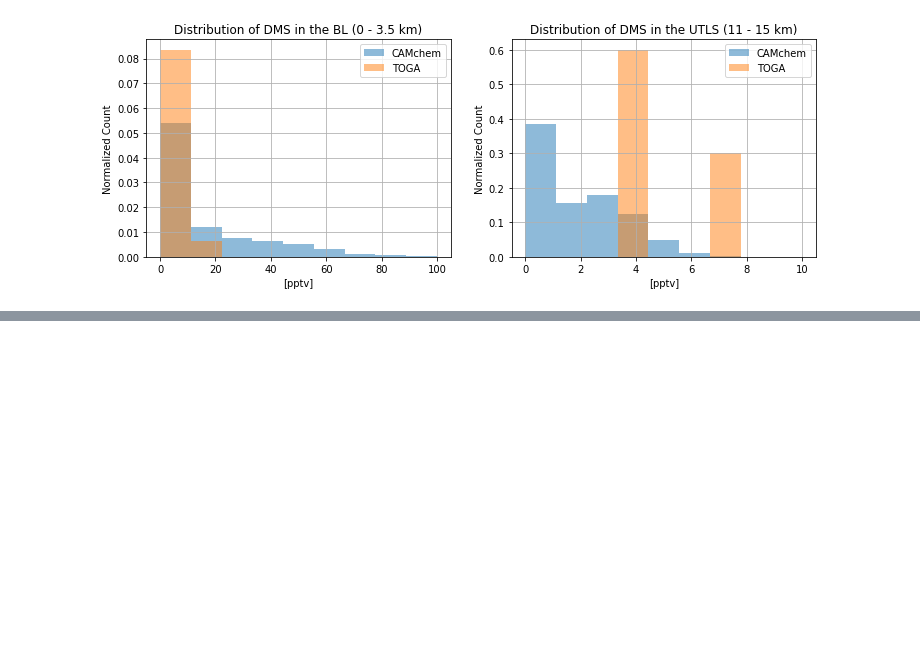
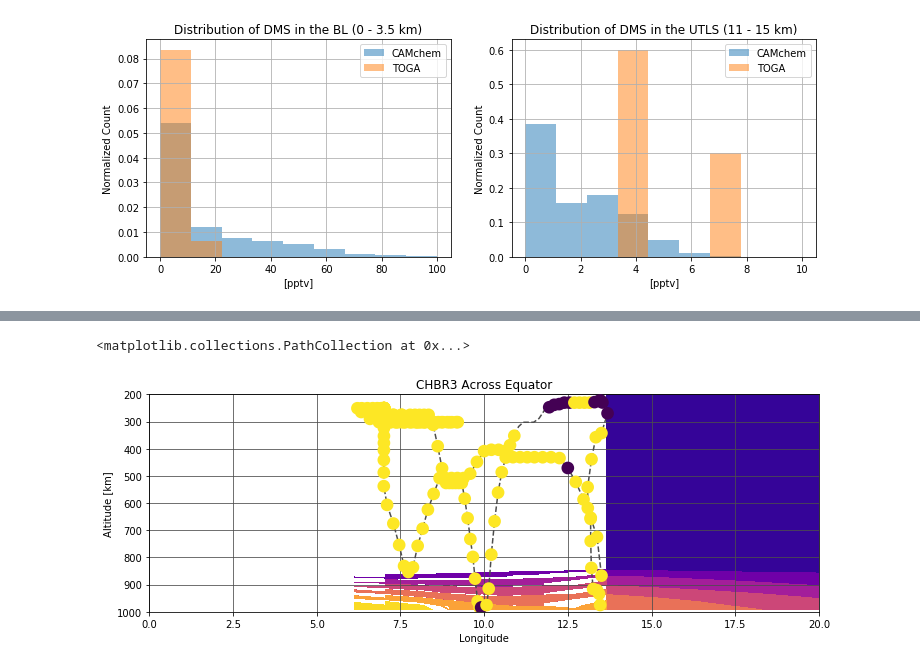
Before and after one commit to schelpon/final_project, a Jupyter notebook: final_project.ipynb, the cells around one changed output, grey strips where cells are left out. Cells and saved outputs as stored; diff of their text form; code cells hidden in the pictures; blank space fills up the shorter version.

```diff
--- a/final_project.ipynb
+++ b/final_project.ipynb
@@ -493,3 +496,10 @@ ax[1].legend()
 # %% [output]
 <matplotlib.legend.Legend at 0x...>
 [figure]
+# %%
+# ------------------------------------------- figure 7 -------------------------------------------
+# my most frustrating figure (not resolved yet)
+
+# overlay flight path with model
+cam_points = cam.sel(lat = toga.GGLAT, method='nearest').sel(lon = toga.GGLON, method='nearest').squeeze()
+cam_points
@@ -495,0 +524,26 @@ ax[1].legend()
+# %%
+# get toga pressure
+# and km to hpa
+toga_hpa = []
+for i in toga.GGALT.values:
+    toga_hpa.append(((1000*100)*np.exp(-i/(10*1000)))/100)
+# %%
+# plot camchem
+fig, ax = plt.subplots(figsize=(12, 4))
+
+ax.contourf(cam_points.lat, cam_points.lev, cam_points.DMS, cmap = 'plasma')
+plt.xlabel('Longitude')
+plt.ylabel('Altitude [km]')
+plt.title('CHBR3 Across Equator')
+plt.grid(which='major', linestyle='-', color = '0.3')
+
+ax.set_ylim([1000, 200])
+ax.set_xlim([0, 20])
+
+# add toga
+ax.plot(toga.GGLAT, toga_hpa, linestyle = '--', color = '0.3', zorder = 2)
+ax.scatter(toga.GGLAT, toga_hpa, c = toga.Bromoform,
+            marker='o', s=75, linewidths=4, zorder = 3)
+# %% [output]
+<matplotlib.collections.PathCollection at 0x...>
+[figure, added]
```
Also changed, not shown: parts of 4 cells of this notebook, 1 other file.
